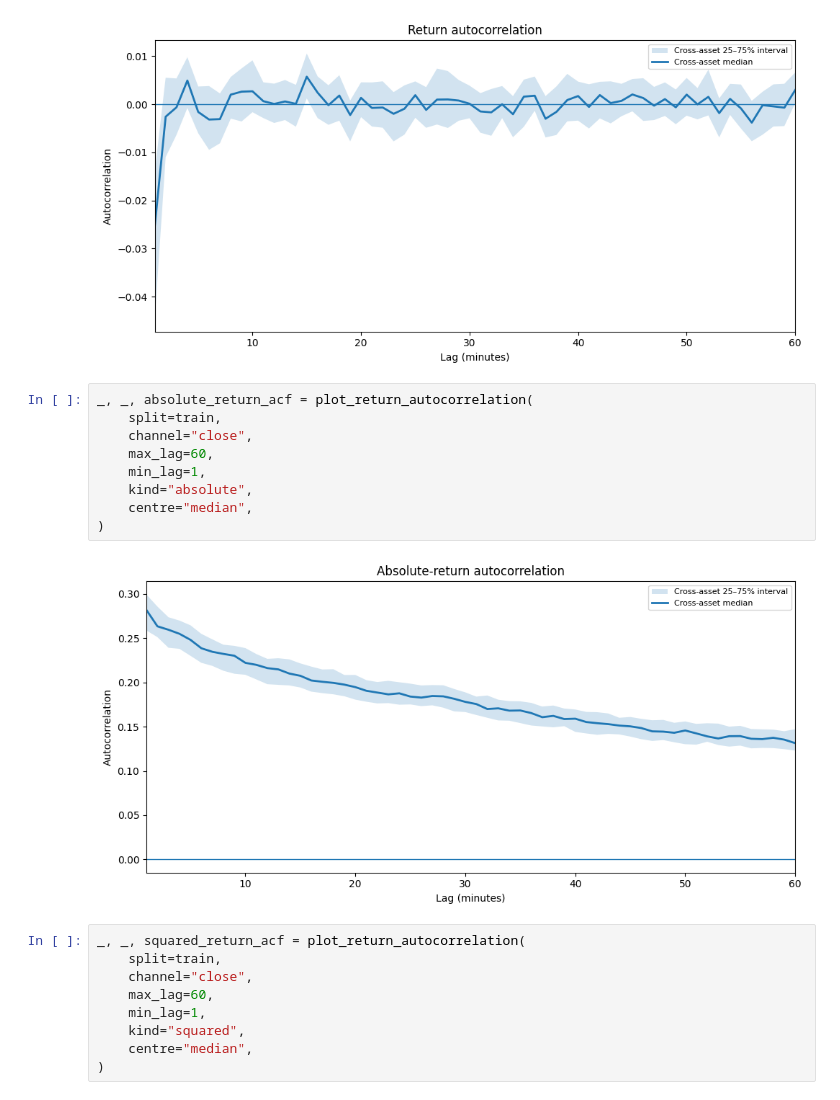
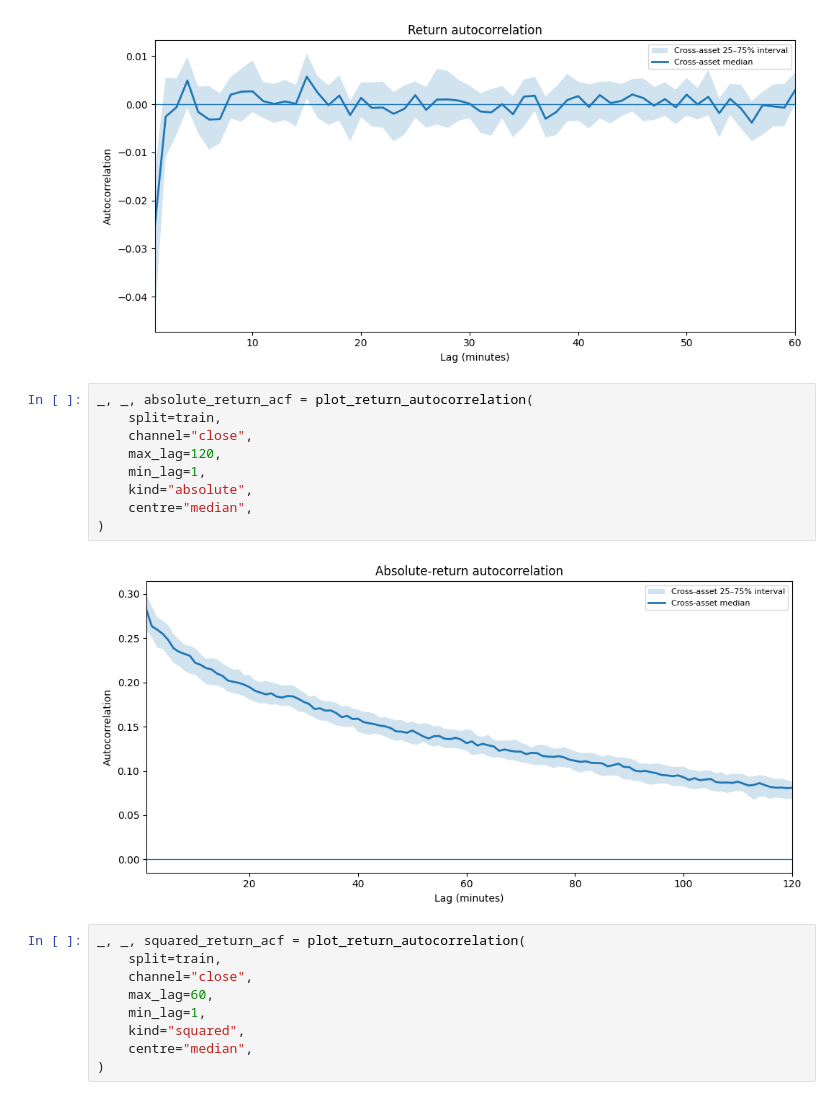
Before and after one commit to VishR-94/dynamic_graphs_thesis, a Jupyter notebook: notebooks/01_plot_candle_data.ipynb, the cells around one changed output. Drawn from its saved outputs; the diff is of its cells as text.

Commit message:
added ACF plots for data visualisation

```diff
--- a/notebooks/01_plot_candle_data.ipynb
+++ b/notebooks/01_plot_candle_data.ipynb
@@ -299,14 +299,14 @@ _, _, return_acf = plot_return_autocorrelation(
 # %%
 _, _, absolute_return_acf = plot_return_autocorrelation(
     split=train,
     channel="close",
-    max_lag=60,
+    max_lag=120,
     min_lag=1,
     kind="absolute",
     centre="median",
 )
 # %% [output]
-[figure, old version]
+[figure, new version]
 # %%
 _, _, squared_return_acf = plot_return_autocorrelation(
     split=train,
```
